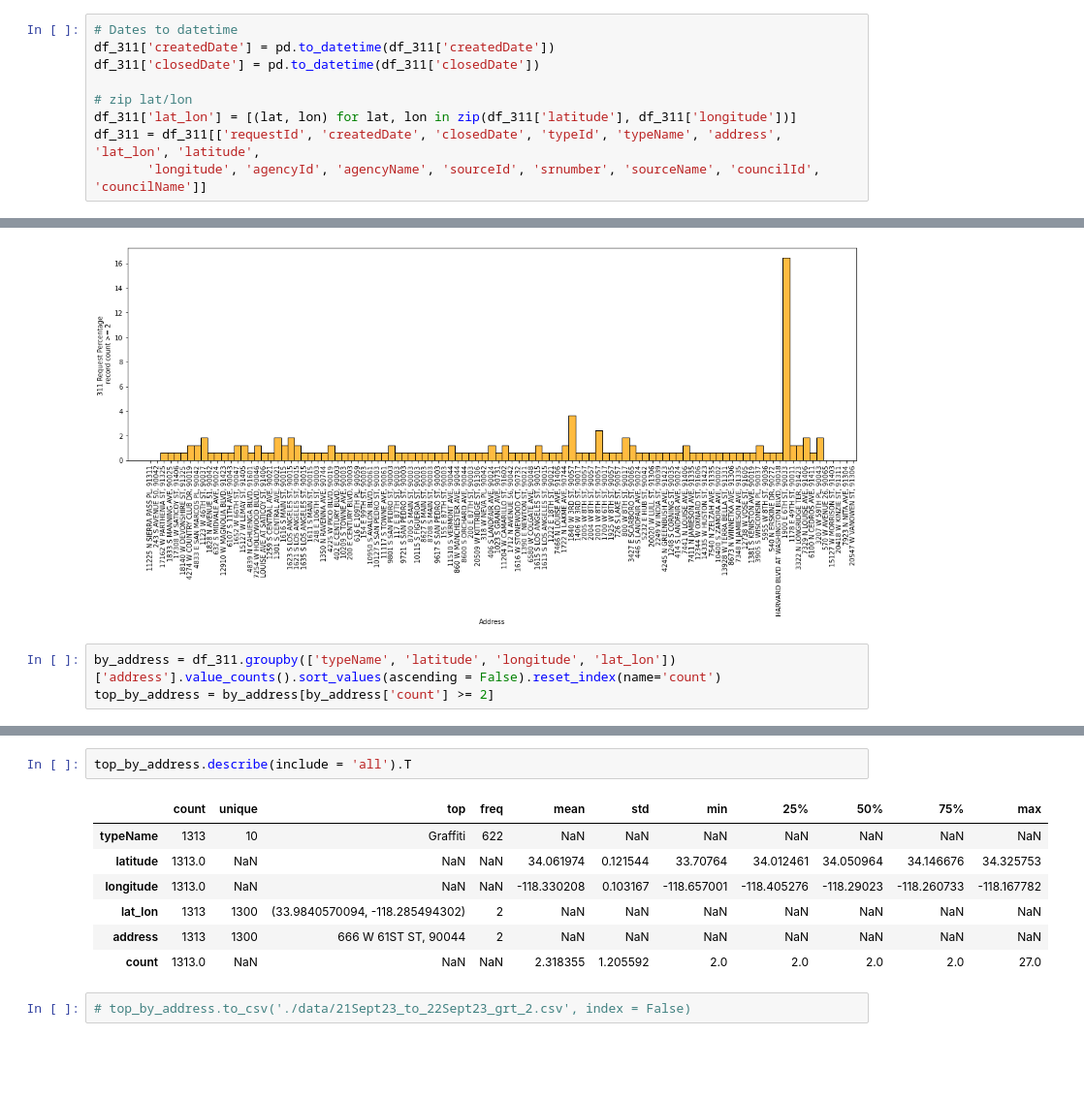
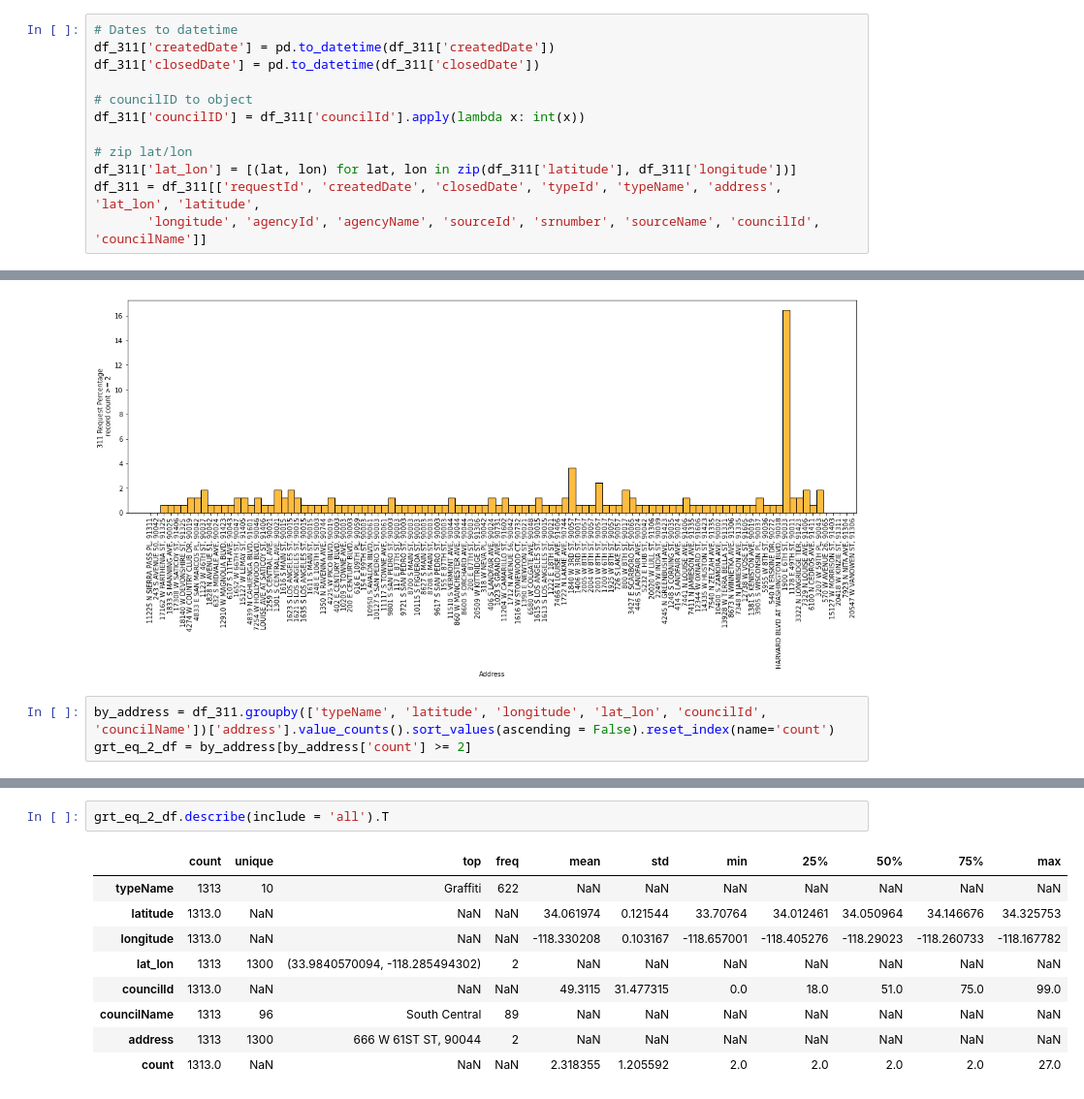
Before and after one commit to ajmachado42/Hack-for-LA-311-Data, a Jupyter notebook: I-1279/01_api_clean_eda.ipynb, the cells around one changed output, grey strips where cells are left out. Shown at 97% size. Saved outputs shown, nothing was run; the diff lists cells and outputs as text; blank space fills up the shorter version.

```diff
--- a/I-1279/01_api_clean_eda.ipynb
+++ b/I-1279/01_api_clean_eda.ipynb
@@ -112,6 +124,9 @@ dtype: object
 df_311['createdDate'] = pd.to_datetime(df_311['createdDate'])
 df_311['closedDate'] = pd.to_datetime(df_311['closedDate'])
 
+# councilID to object
+df_311['councilID'] = df_311['councilId'].apply(lambda x: int(x))
+
 # zip lat/lon
 df_311['lat_lon'] = [(lat, lon) for lat, lon in zip(df_311['latitude'], df_311['longitude'])]
 df_311 = df_311[['requestId', 'createdDate', 'closedDate', 'typeId', 'typeName', 'address', 'lat_lon', 'latitude',
@@ -182,5 +229,5 @@ plt.xticks(rotation=90);
 # %% [output]
 [figure]
 # %%
-by_address = df_311.groupby(['typeName', 'latitude', 'longitude', 'lat_lon'])['address'].value_counts().sort_values(ascending = False).reset_index(name='count')
-top_by_address = by_address[by_address['count'] >= 2]
+by_address = df_311.groupby(['typeName', 'latitude', 'longitude', 'lat_lon', 'councilId', 'councilName'])['address'].value_counts().sort_values(ascending = False).reset_index(name='count')
+grt_eq_2_df = by_address[by_address['count'] >= 2]
@@ -197,12 +234,12 @@ plt.show();
 # %%
-top_by_address.describe(include = 'all').T
+grt_eq_2_df.describe(include = 'all').T
 # %% [output]
 |  | count | unique | top | freq | mean | std | min | 25% | 50% | 75% | max |
 | typeName | 1313 | 10 | Graffiti | 622 | NaN | NaN | NaN | NaN | NaN | NaN | NaN |
 | latitude | 1313.0 | NaN | NaN | NaN | 34.061974 | 0.121544 | 33.70764 | 34.012461 | 34.050964 | 34.146676 | 34.325753 |
 | longitude | 1313.0 | NaN | NaN | NaN | -118.330208 | 0.103167 | -118.657001 | -118.405276 | -118.29023 | -118.260733 | -118.167782 |
 | lat_lon | 1313 | 1300 | (33.9840570094, -118.285494302) | 2 | NaN | NaN | NaN | NaN | NaN | NaN | NaN |
+| councilId | 1313.0 | NaN | NaN | NaN | 49.3115 | 31.477315 | 0.0 | 18.0 | 51.0 | 75.0 | 99.0 |
+| councilName | 1313 | 96 | South Central | 89 | NaN | NaN | NaN | NaN | NaN | NaN | NaN |
 | address | 1313 | 1300 | 666 W 61ST ST, 90044 | 2 | NaN | NaN | NaN | NaN | NaN | NaN | NaN |
 | count | 1313.0 | NaN | NaN | NaN | 2.318355 | 1.205592 | 2.0 | 2.0 | 2.0 | 2.0 | 27.0 |
-# %%
-# top_by_address.to_csv('./data/21Sept23_to_22Sept23_grt_2.csv', index = False)
```
Also changed, not shown: parts of 22 cells of this notebook, 19 other files.
